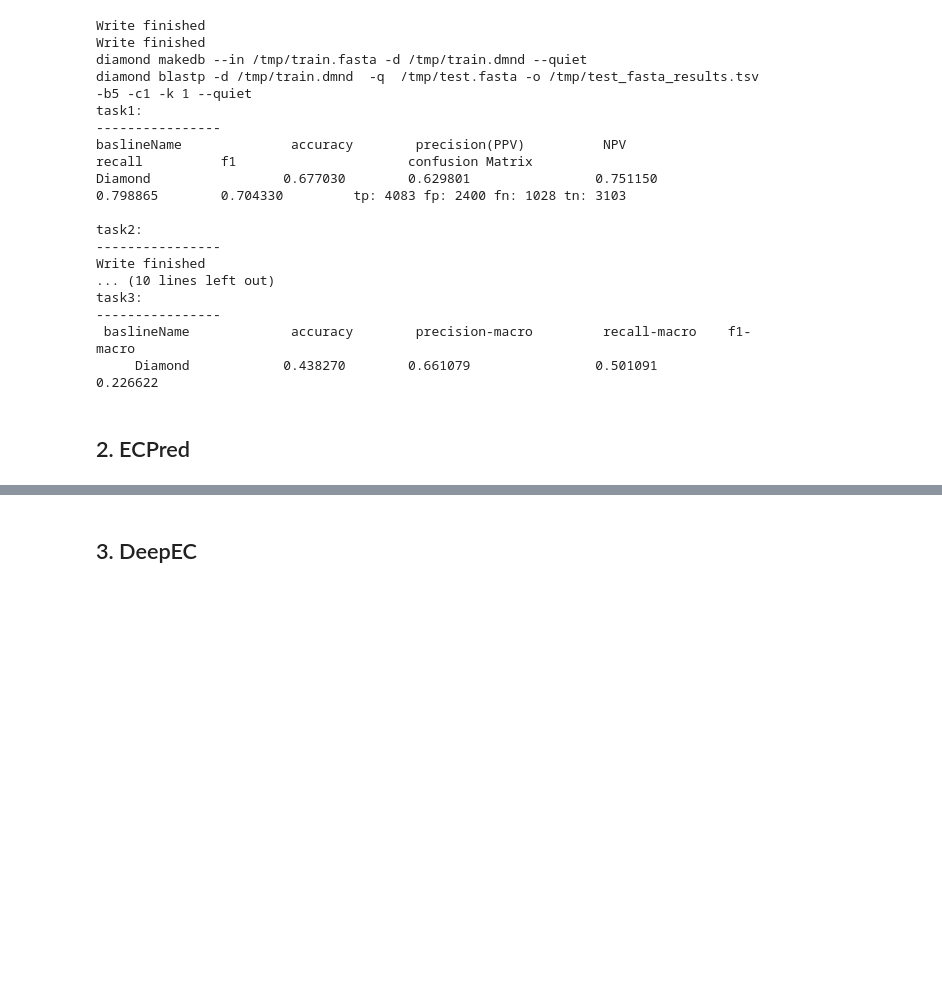
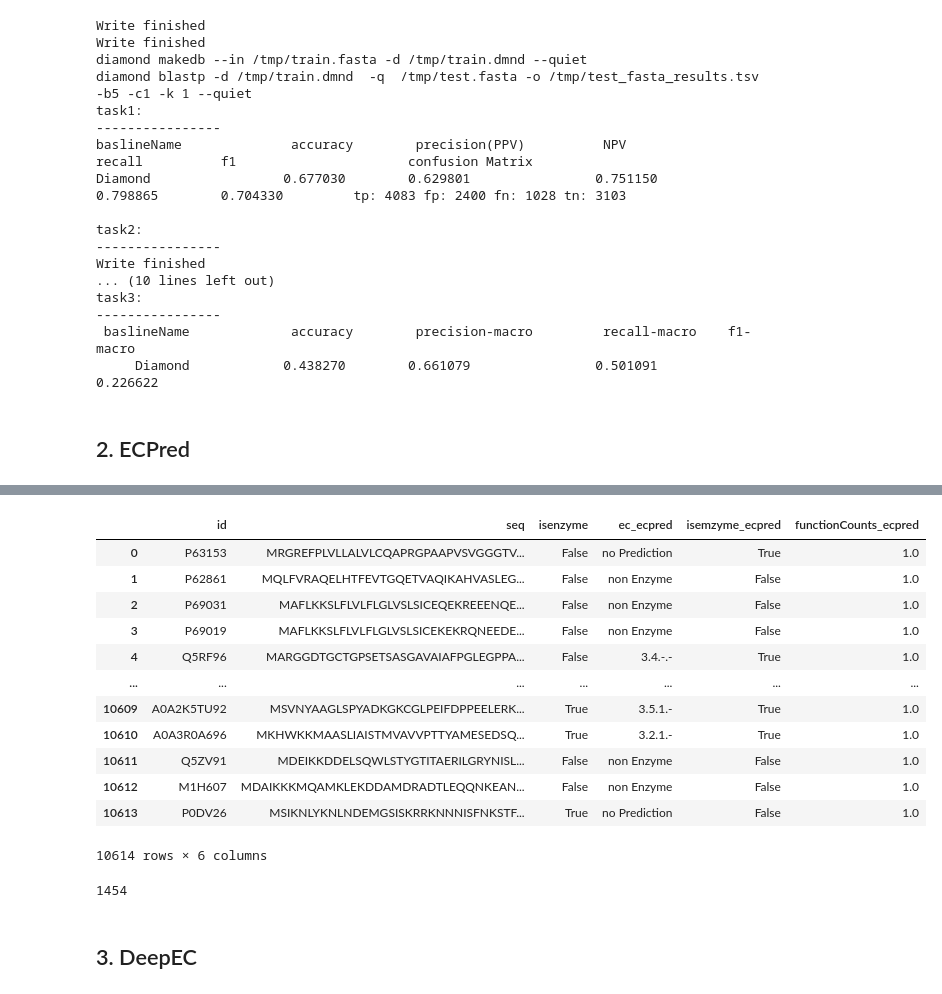
Before and after one commit to kingstdio/ECRECer, a Jupyter notebook: baselines.ipynb, the cells around one changed output, grey strips where cells are left out. Saved outputs shown, nothing was run; the diff lists cells and outputs as text; code cells hidden in the pictures; blank space fills up the shorter version.

Commit message:
add results analysis

```diff
--- a/baselines.ipynb
+++ b/baselines.ipynb
@@ -32,8 +32,8 @@ data_task1_train = pd.read_feather(cfg.FILE_TASK1_TRAIN)
 data_task2_train = pd.read_feather(cfg.FILE_TASK2_TRAIN)
 data_task3_train = pd.read_feather(cfg.FILE_TASK3_TRAIN)
 
-data_task1_test = pd.read_feather(cfg.FILE_TASK1_TEST)
-data_task2_test = pd.read_feather(cfg.FILE_TASK2_TEST)
-data_task3_test = pd.read_feather(cfg.FILE_TASK3_TEST)
+data_task1_test = pd.read_feather(cfg.FILE_TASK1_TEST_2022)
+data_task2_test = pd.read_feather(cfg.FILE_TASK2_TEST_2022)
+data_task3_test = pd.read_feather(cfg.FILE_TASK3_TEST_2022)
 # %% [output]
 step 1 loading task data
@@ -90,7 +106,7 @@ task3:
 # %% [markdown]
 ## 2. ECPred
 # %%
-res_ecpred = pd.read_csv(file_ecpred, sep='\t', header=0)
+res_ecpred = pd.read_csv(f'{cfg.RESULTSDIR}ecpred/ecpred.txt', sep='\t', header=0)
 res_ecpred['isemzyme_ecpred'] = ''
 with pd.option_context('mode.chained_assignment', None):
     res_ecpred.isemzyme_ecpred[res_ecpred['EC Number']=='non Enzyme'] = False
@@ -99,4 +115,33 @@ with pd.option_context('mode.chained_assignment', None):
 res_ecpred.columns = ['id','ec_ecpred', 'conf', 'isemzyme_ecpred']
 res_ecpred = res_ecpred.iloc[:,np.r_[0,1,3]]
 res_ecpred['functionCounts_ecpred'] = res_ecpred.ec_ecpred.apply(lambda x :len(str(x).split(',')))
-big_res = big_res.merge(res_ecpred, on='id', how='left').drop_duplicates(subset='id')
+# %%
+res_task1_ecpred = data_task1_test.merge(res_ecpred, how='left', on='id')
+res_task1_ecpred = res_task1_ecpred.drop_duplicates().reset_index(drop=True)
+res_task1_ecpred.isemzyme_ecpred = res_task1_ecpred.apply(lambda x: x.isemzyme_ecpred if str(x.isemzyme_ecpred)!='nan'  else (True if x.isenzyme == False else False), axis=1)
+res_task1_ecpred.isemzyme_ecpred = res_task1_ecpred.apply(lambda x: x.isemzyme_ecpred if x.ec_ecpred!='no Prediction' else (True if x.isenzyme == False else False), axis=1)
+print('task1:\n----------------')
+print('baslineName', '\t', 'accuracy','\t', 'precision(PPV) \t NPV \t\t', 'recall','\t', 'f1', '\t\t', '\t confusion Matrix')
+eva.caculateMetrix(groundtruth=res_task1_ecpred.isenzyme, predict=res_task1_ecpred.isemzyme_ecpred, baselineName='ecpred', type='binary')
+
+
+
+
+print('\ntask2:\n----------------')
+
+
+res_task2_ecpred = data_task2_test.merge(res_ecpred, on='id', how='left')
+res_task2_ecpred = res_task2_ecpred.drop_duplicates().reset_index(drop=True)
+res_task2_ecpred = res_task2_ecpred.fillna(-1)
+print('%12s'%'baslineName', '\t\t', 'accuracy','\t', 'precision-macro \t', 'recall-macro','\t', 'f1-macro')
+eva.caculateMetrix(groundtruth=res_task2_ecpred.functionCounts, predict=res_task2_ecpred.functionCounts_ecpred, baselineName='ecpred', type='multi')
+
+
+
+
+res_task3_ecpred = data_task3_test.merge(res_ecpred, on='id', how='left')
+res_task3_ecpred = res_task3_ecpred.drop_duplicates().reset_index(drop=True)
+res_task3_ecpred = res_task3_ecpred.fillna('-')
+print('\ntask3:\n----------------')
+print('%12s'%'baslineName', '\t\t', 'accuracy','\t', 'precision-macro \t', 'recall-macro','\t', 'f1-macro')
+eva.caculateMetrix(groundtruth=res_task3_ecpred.ec_number, predict=res_task3_ecpred.ec_ecpred, baselineName='ecpred', type='multi')
@@ -103,3 +163,23 @@ big_res = big_res.merge(res_ecpred, on='id', how='left').drop_duplicates(subset=
+# %%
+res_task1_ecpred
+# %% [output]
+|  | id | seq | isenzyme | ec_ecpred | isemzyme_ecpred | functionCounts_ecpred |
+| 0 | P63153 | MRGREFPLVLLALVLCQAPRGPAAPVSVGGGTV... | False | no Prediction | True | 1.0 |
+| 1 | P62861 | MQLFVRAQELHTFEVTGQETVAQIKAHVASLEG... | False | non Enzyme | False | 1.0 |
+| 2 | P69031 | MAFLKKSLFLVLFLGLVSLSICEQEKREEENQE... | False | non Enzyme | False | 1.0 |
+| 3 | P69019 | MAFLKKSLFLVLFLGLVSLSICEKEKRQNEEDE... | False | non Enzyme | False | 1.0 |
+| 4 | Q5RF96 | MARGGDTGCTGPSETSASGAVAIAFPGLEGPPA... | False | 3.4.-.- | True | 1.0 |
+| ... | ... | ... | ... | ... | ... | ... |
+| 10609 | A0A2K5TU92 | MSVNYAAGLSPYADKGKCGLPEIFDPPEELERK... | True | 3.5.1.- | True | 1.0 |
+| 10610 | A0A3R0A696 | MKHWKKMAASLIAISTMVAVVPTTYAMESEDSQ... | True | 3.2.1.- | True | 1.0 |
+| 10611 | Q5ZV91 | MDEIKKDDELSQWLSTYGTITAERILGRYNISL... | False | non Enzyme | False | 1.0 |
+| 10612 | M1H607 | MDAIKKKMQAMKLEKDDAMDRADTLEQQNKEAN... | False | non Enzyme | False | 1.0 |
+| 10613 | P0DV26 | MSIKNLYKNLNDEMGSISKRRKNNNISFNKSTF... | True | no Prediction | False | 1.0 |
+10614 rows × 6 columns
+# %%
+1475-21
+# %% [output]
+1454
 # %% [markdown]
 ## 3. DeepEC
 # %%
```
Also changed, not shown: parts of 11 cells of this notebook, 2 other files.
